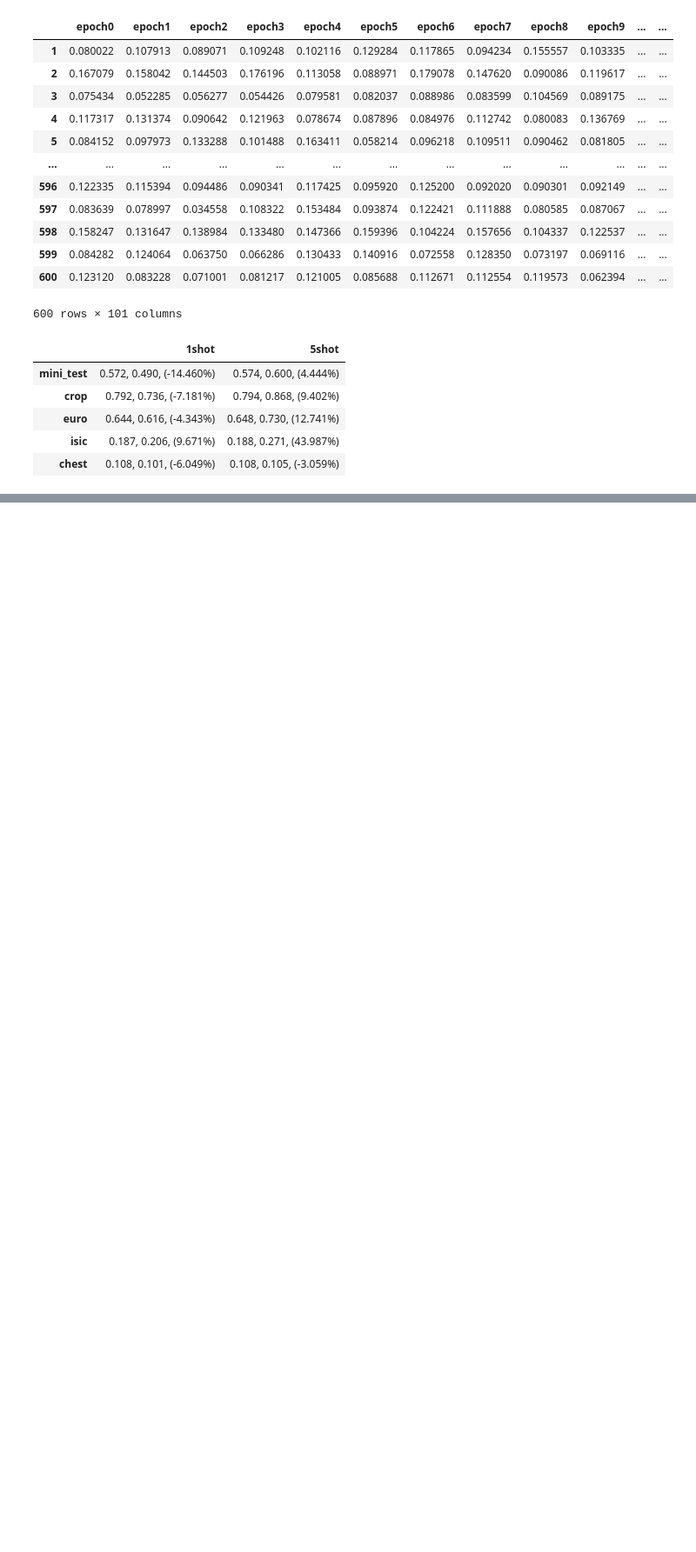
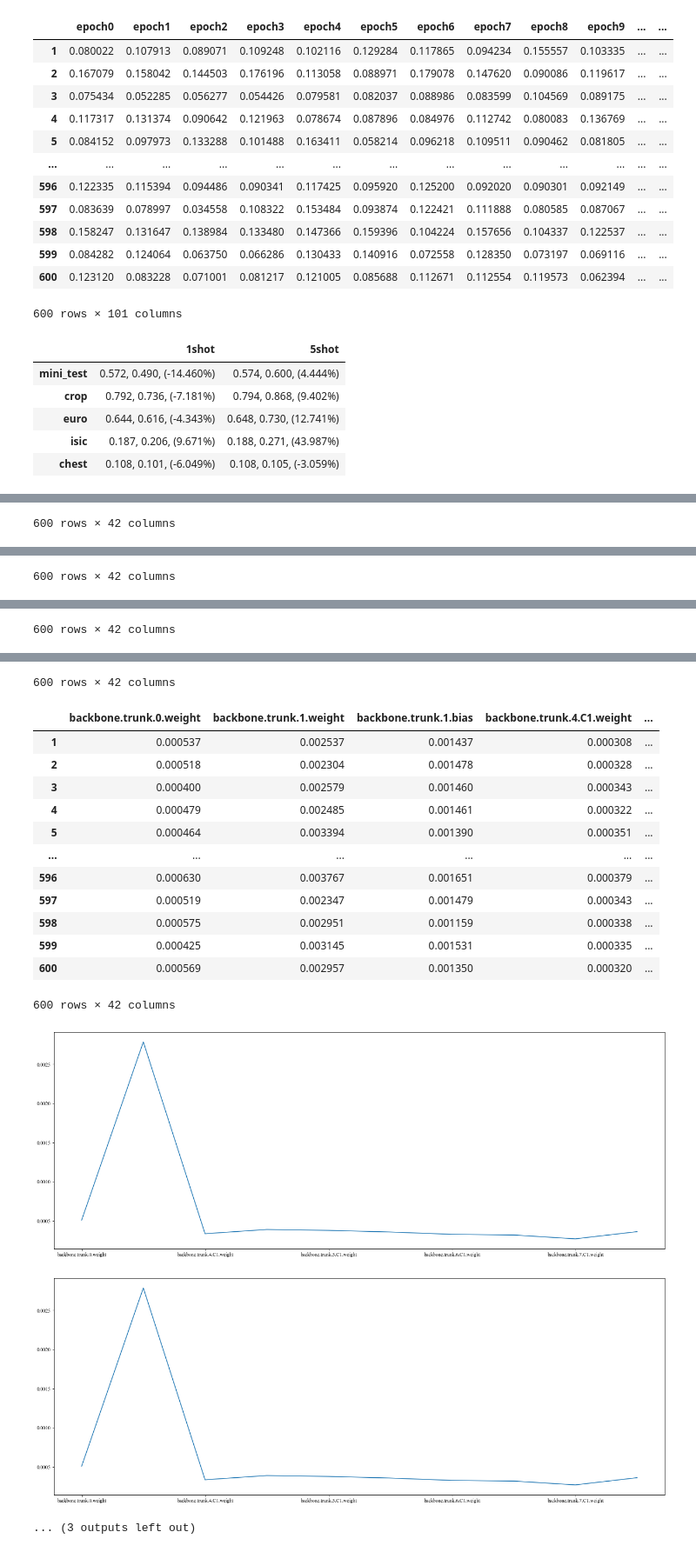
Before and after one commit to kimyuji/Fine-tune-with-Few-Samples, a Jupyter notebook: analysis_v_measurement.ipynb, the cells around one changed output, grey strips where cells are left out. Shown at 87% size. Saved outputs shown, nothing was run; the diff lists cells and outputs as text; code cells hidden in the pictures; blank space fills up the shorter version.

```diff
--- a/analysis_v_measurement.ipynb
+++ b/analysis_v_measurement.ipynb
@@ -372,0 +396,4 @@ df
+# %%
+path = './logs/baseline/output/resnet10_simclr_LS_default/{}/05way_001shot_full_default/layer_diff.csv'.format('chest')
+diff = pd.read_csv(path, index_col='Unnamed: 0')
+diff
@@ -372,0 +414,12 @@ df
+# %%
+for data in datas:
+    plt.subplots(figsize = (22, 8))
+    path = './logs/baseline/output/resnet10_simclr_LS_default/{}/05way_001shot_full_default/layer_diff.csv'.format(data)
+    diff = pd.read_csv(path, index_col='Unnamed: 0')
+    diff_columns = []
+    for layer_name in diff.columns:
+        if 'BN' not in layer_name and 'shortcut' not in layer_name and 'bias' not in layer_name:
+            diff_columns.append(layer_name)
+    display(diff)
+    diff[diff_columns].iloc[:,:-3].mean().plot()
+# %% [output]
@@ -372,0 +438 @@ df
+600 rows × 42 columns
@@ -372,0 +451 @@ df
+600 rows × 42 columns
@@ -372,0 +464 @@ df
+600 rows × 42 columns
@@ -372,0 +477,17 @@ df
+600 rows × 42 columns
+|  | backbone.trunk.0.weight | backbone.trunk.1.weight | backbone.trunk.1.bias | backbone.trunk.4.C1.weight | ... |
+| 1 | 0.000537 | 0.002537 | 0.001437 | 0.000308 | ... |
+| 2 | 0.000518 | 0.002304 | 0.001478 | 0.000328 | ... |
+| 3 | 0.000400 | 0.002579 | 0.001460 | 0.000343 | ... |
+| 4 | 0.000479 | 0.002485 | 0.001461 | 0.000322 | ... |
+| 5 | 0.000464 | 0.003394 | 0.001390 | 0.000351 | ... |
+| ... | ... | ... | ... | ... | ... |
+| 596 | 0.000630 | 0.003767 | 0.001651 | 0.000379 | ... |
+| 597 | 0.000519 | 0.002347 | 0.001479 | 0.000343 | ... |
+| 598 | 0.000575 | 0.002951 | 0.001159 | 0.000338 | ... |
+| 599 | 0.000425 | 0.003145 | 0.001531 | 0.000335 | ... |
+| 600 | 0.000569 | 0.002957 | 0.001350 | 0.000320 | ... |
+600 rows × 42 columns
+[figure, added]
+[figure, added]
+... (3 outputs left out)
```
Also changed, not shown: parts of 4 cells of this notebook, 8 other files.
